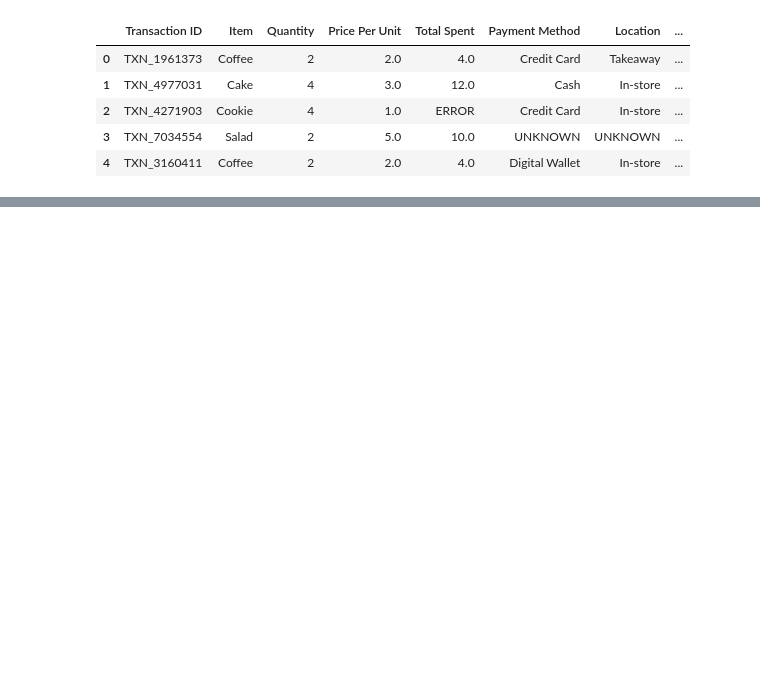
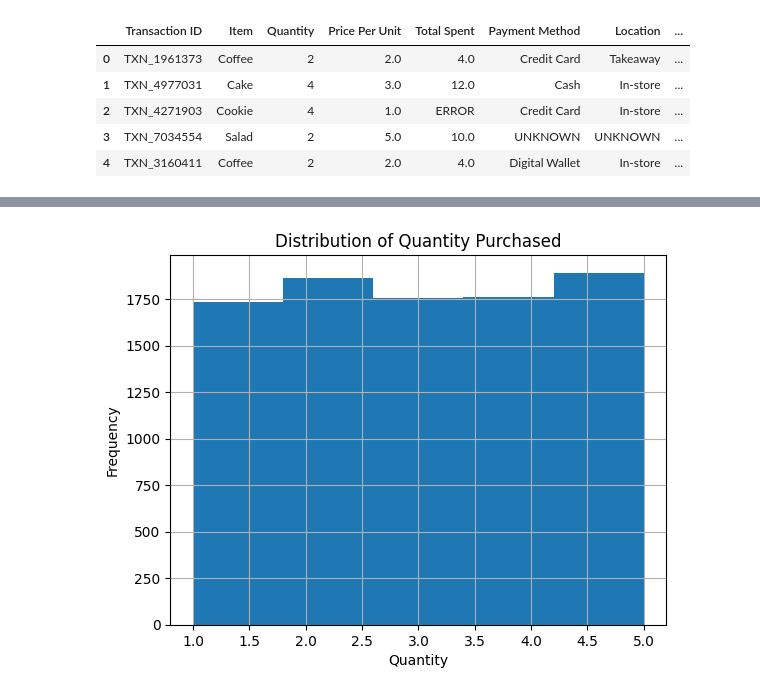
Before and after one commit to wansyazlina/cafe-sales-data-cleaning-p1, a Jupyter notebook: notebooks/01_cleaning.ipynb, the cells around one changed output, grey strips where cells are left out. Cells and saved outputs as stored; diff of their text form; code cells hidden in the pictures; blank space fills up the shorter version.

```diff
--- a/notebooks/01_cleaning.ipynb
+++ b/notebooks/01_cleaning.ipynb
@@ -12,0 +187,8 @@ df.head()
+# %%
+df_clean["Quantity"].hist(bins=5)
+plt.title("Distribution of Quantity Purchased")
+plt.xlabel("Quantity")
+plt.ylabel("Frequency")
+plt.show()
+# %% [output]
+[figure, added]
```
Also changed, not shown: parts of 20 cells of this notebook.
